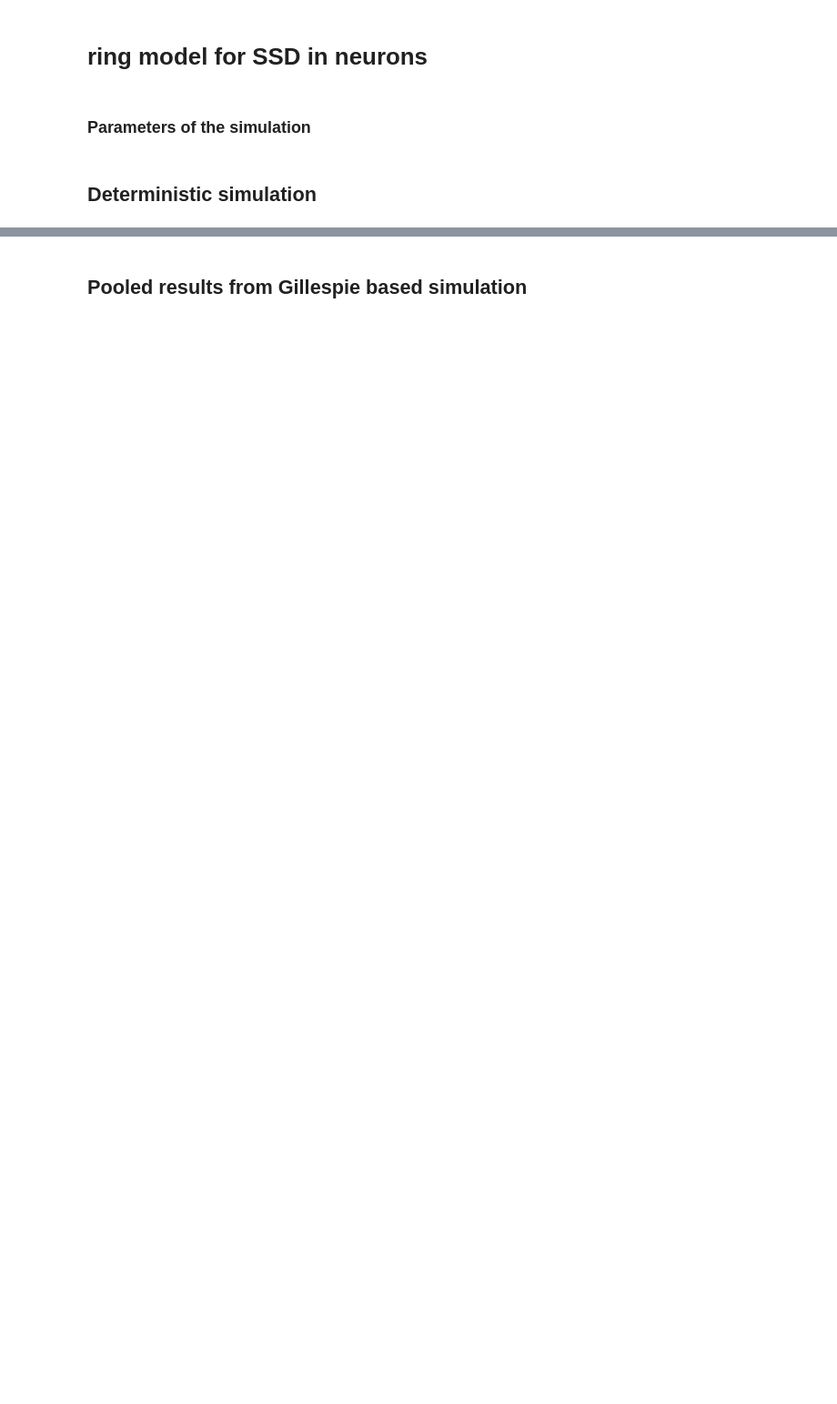
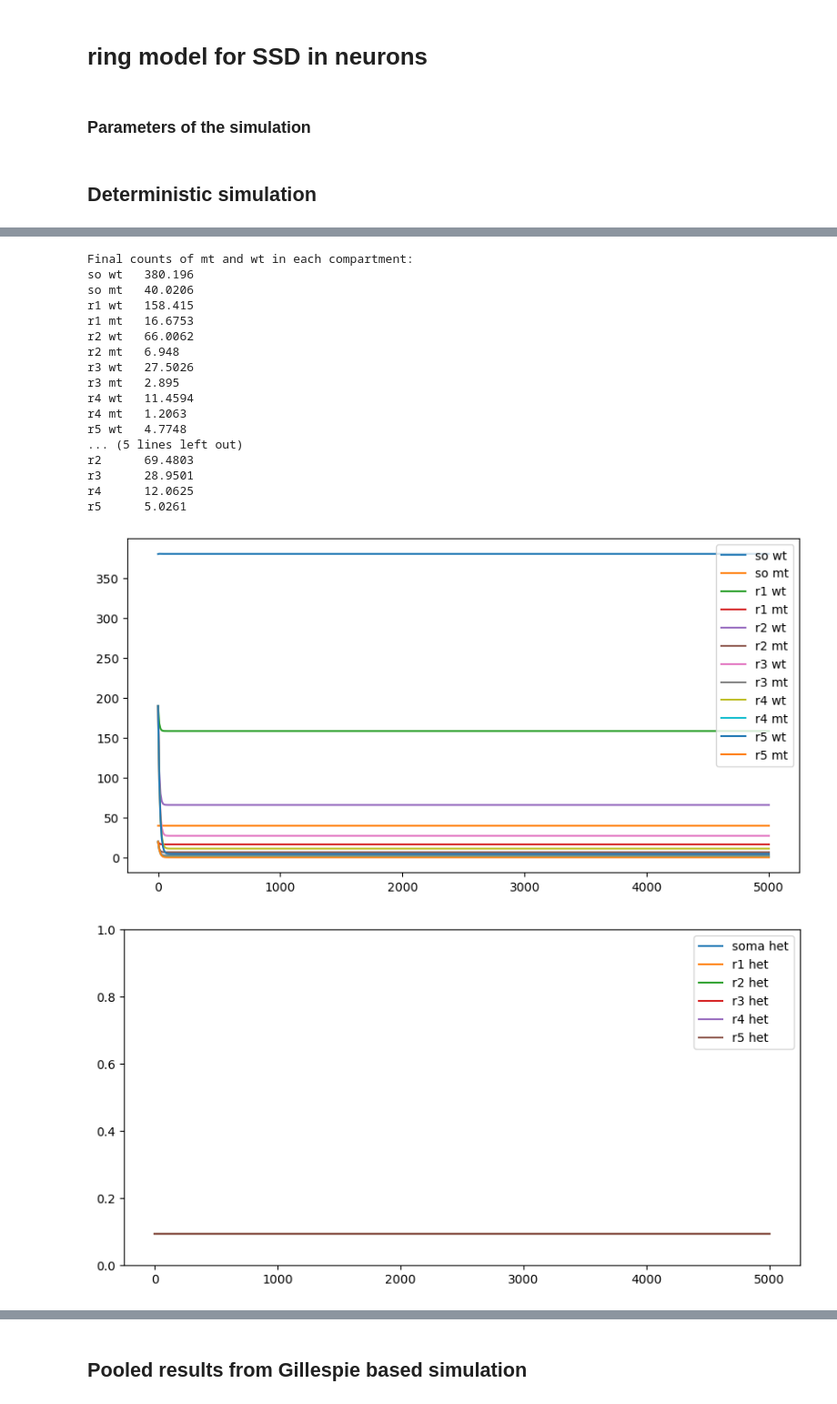
Before and after one commit to dkornai/SSD-in-Neurons, a Jupyter notebook: neruon_model_ring.ipynb, the cells around one changed output, grey strips where cells are left out. Shown at 91% size. Drawn from its saved outputs; the diff is of its cells as text; code cells hidden in the pictures; blank space fills up the shorter version.

```diff
--- a/neruon_model_ring.ipynb
+++ b/neruon_model_ring.ipynb
@@ -39,9 +39,7 @@ MU = 0.07 # death rate
 GAMMA = 0.05 # transport rate
 DELTA = 0.5 # mutant deficiency
 C_B = 0.1 # birth adaptibility constant
-C_T = 0.01 # transport adaptibility constant
-NSS_S = 400 # soma population size
-NSS_A = 200 # axon population size
+NSS_S = 400 # soma carrying capacity
 
 ## VARIABLE NAMES ##
 VARS = ['so wt', 'so mt',
@@ -52,10 +50,14 @@ VARS = ['so wt', 'so mt',
         'r5 wt', 'r5 mt'
        ]
 
+## COMPONENT NAMES ##
 COMP = ['soma','r1','r2','r3','r4','r5',]
 
+N_VARS = 12
+N_COMP = 6
+
 ## SIMULATION PARAMETERS ##
-MAX_T = 500
+MAX_T = 5000
 TIME_POINTS = np.linspace(0, MAX_T, 500)
 start_state = np.array([380, 40, 190, 20, 190, 20, 190, 20, 190, 20, 190, 20], dtype = np.int64)
 # %% [markdown]
@@ -129,0 +71,22 @@ axon: 198.11
+# %%
+plot_ODE(results, TIME_POINTS, DELTA, VARS, COMP)
+# %% [output]
+Final counts of mt and wt in each compartment:
+so wt   380.196
+so mt   40.0206
+r1 wt   158.415
+r1 mt   16.6753
+r2 wt   66.0062
+r2 mt   6.948
+r3 wt   27.5026
+r3 mt   2.895
+r4 wt   11.4594
+r4 mt   1.2063
+r5 wt   4.7748
+... (5 lines left out)
+r2      69.4803
+r3      28.9501
+r4      12.0625
+r5      5.0261
+[figure, added]
+[figure, added]
```
Also changed, not shown: parts of 7 cells of this notebook, 2 other files.
